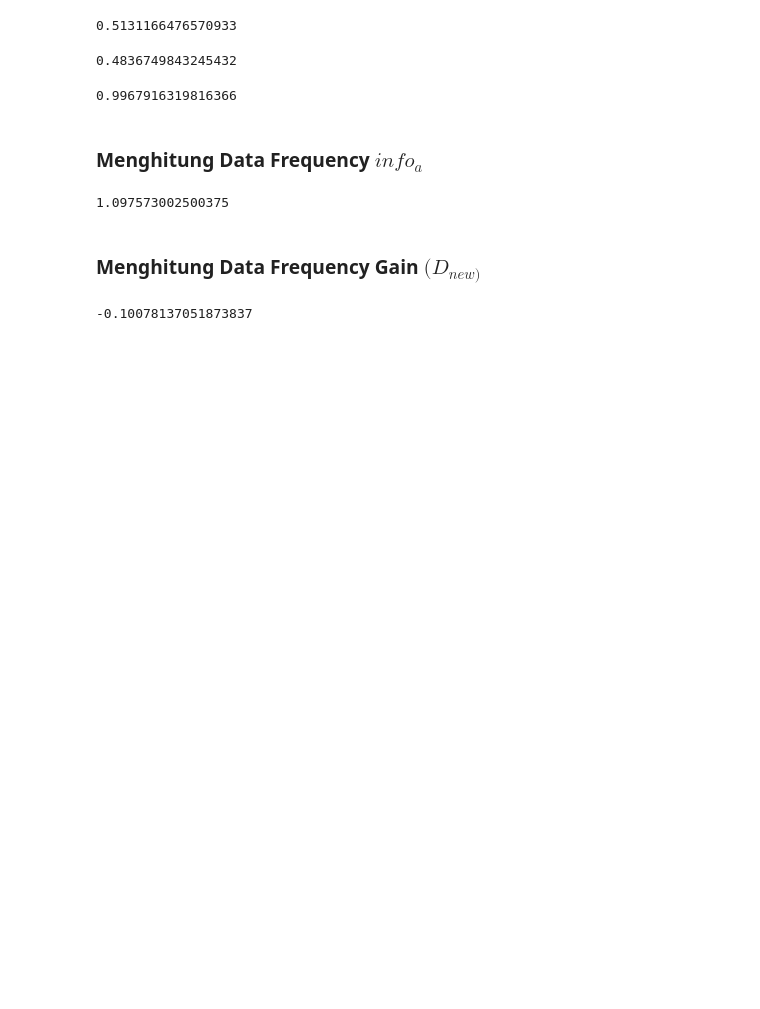
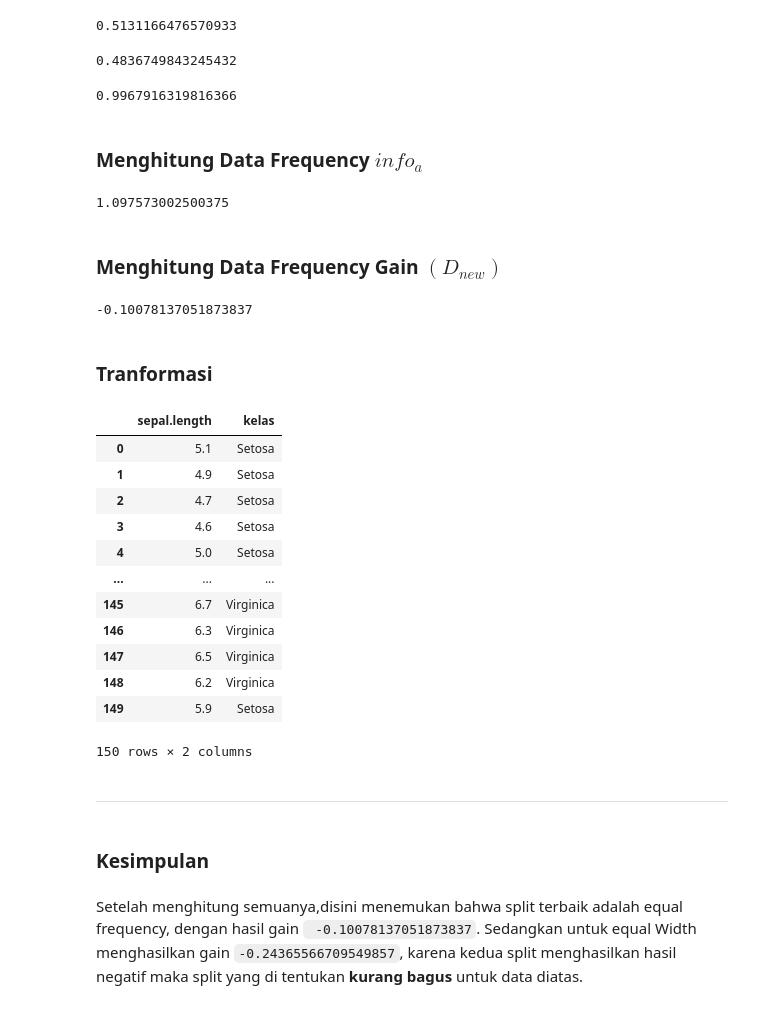
Before and after one commit to LALA09-erha/datamining, a Jupyter notebook: _sources/notebooks.ipynb, the cells around one changed output. Drawn from its saved outputs; the diff is of its cells as text; code cells hidden in the pictures; blank space fills up the shorter version.

```diff
--- a/_sources/notebooks.ipynb
+++ b/_sources/notebooks.ipynb
@@ -532,9 +556,44 @@ infoa_frequency
 # %% [output]
 1.097573002500375
 # %% [markdown]
-### **Menghitung Data Frequency Gain $(D_{new)}$**
+### **Menghitung Data Frequency Gain $(D_{new})$**
 # %%
 Dnew_frequency = jumlah_data_frequency - infoa_frequency
 Dnew_frequency
 # %% [output]
 -0.10078137051873837
+# %% [markdown]
+### **Tranformasi**
+# %%
+data_sepal_frequency = []
+for i in data['sepal.length']:
+  if(i < middle_width):
+    data_sepal_frequency.append([i,'Setosa'])
+  elif(i==middle_width):
+    data_sepal_frequency.append([i,'Versicolor'])
+  elif(i> middle_width):
+    data_sepal_frequency.append([i,'Virginica'])
+trf = pd.DataFrame(data=data_sepal_frequency,columns=['sepal.length','kelas'])
+trf
+# %% [output]
+|  | sepal.length | kelas |
+| 0 | 5.1 | Setosa |
+| 1 | 4.9 | Setosa |
+| 2 | 4.7 | Setosa |
+| 3 | 4.6 | Setosa |
+| 4 | 5.0 | Setosa |
+| ... | ... | ... |
+| 145 | 6.7 | Virginica |
+| 146 | 6.3 | Virginica |
+| 147 | 6.5 | Virginica |
+| 148 | 6.2 | Virginica |
+| 149 | 5.9 | Setosa |
+150 rows × 2 columns
+# %% [markdown]
+
+
+---
+# %% [markdown]
+### **Kesimpulan**
+# %% [markdown]
+Setelah menghitung semuanya,disini menemukan bahwa split terbaik adalah equal frequency, dengan hasil gain ` -0.10078137051873837`. Sedangkan untuk equal Width menghasilkan gain `-0.24365566709549857`, karena kedua split menghasilkan hasil negatif maka split yang di tentukan **kurang bagus** untuk data diatas.
```
Also changed, not shown: parts of 9 cells of this notebook, 2 other files.
